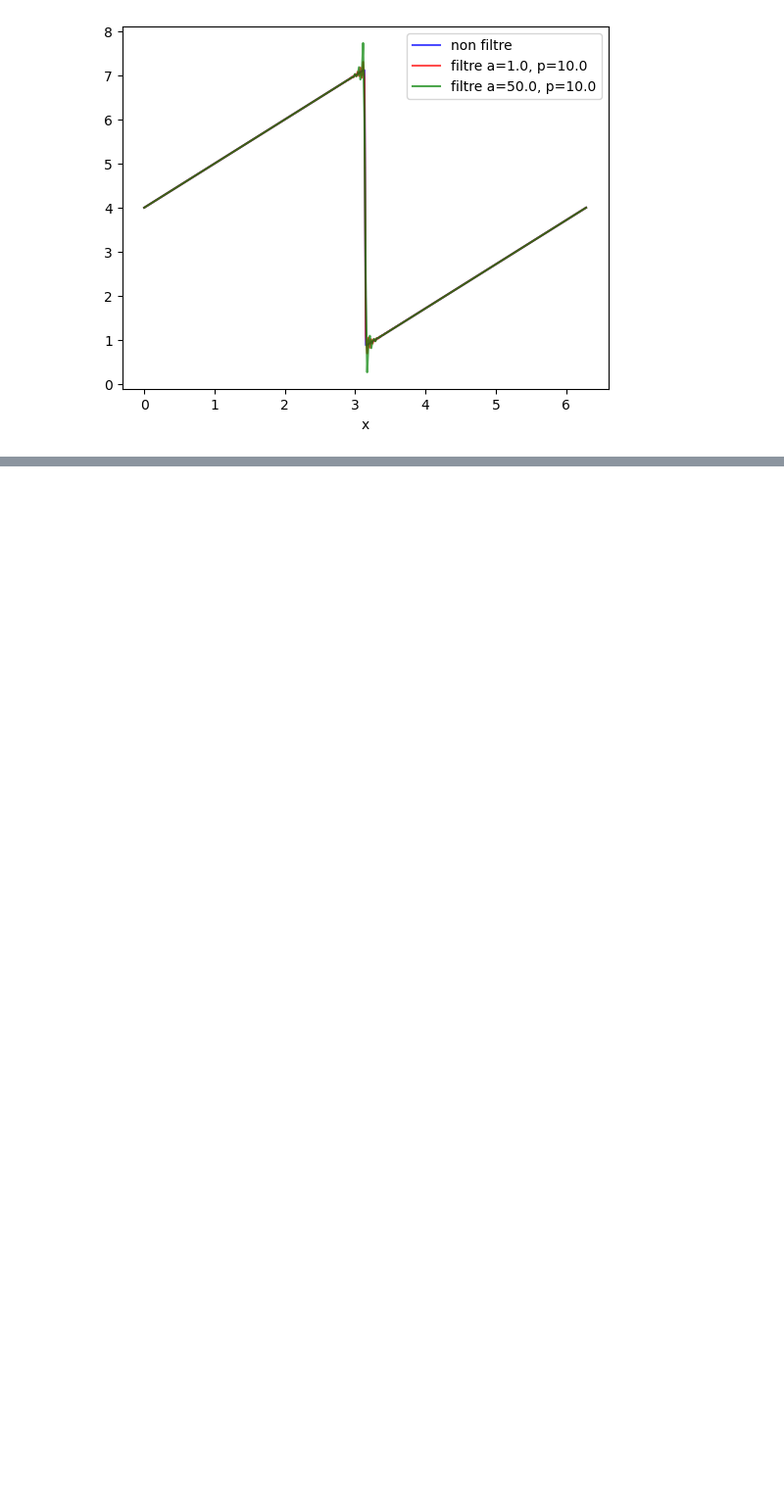
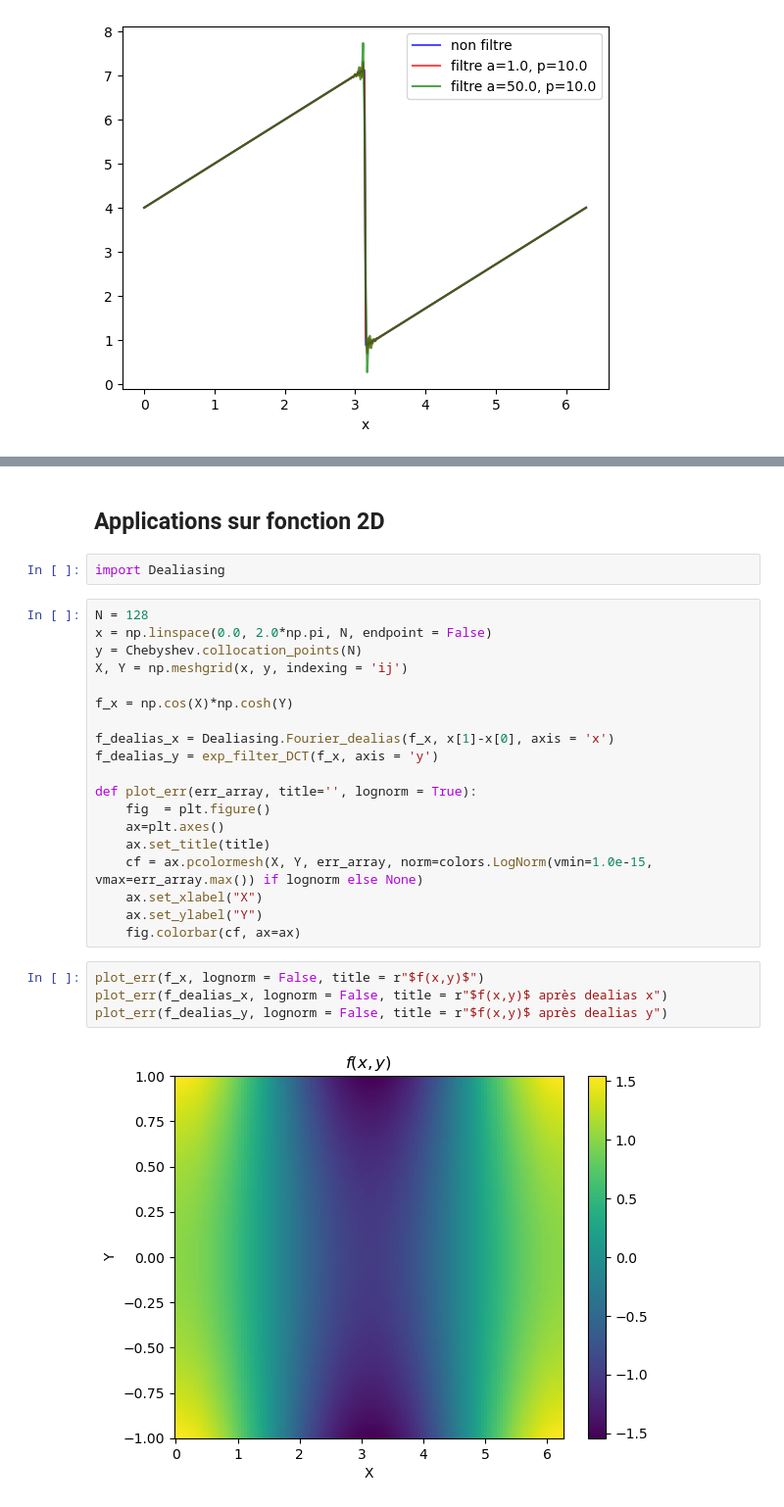
Before and after one commit to personne30003/pyTQG, a Jupyter notebook: Proto_notebooks/De-aliasing.ipynb, the cells around one changed output, grey strips where cells are left out. Shown at 98% size. Saved outputs shown, nothing was run; the diff lists cells and outputs as text; blank space fills up the shorter version.

```diff
--- a/Proto_notebooks/De-aliasing.ipynb
+++ b/Proto_notebooks/De-aliasing.ipynb
@@ -332,0 +354,29 @@ Filtrage sur points extérieurs : err[0] = 2.8097e-10 , err[-1] = 3.8508e-11
+# %% [markdown]
+## Applications sur fonction 2D
+# %%
+import Dealiasing
+# %%
+N = 128
+x = np.linspace(0.0, 2.0*np.pi, N, endpoint = False)
+y = Chebyshev.collocation_points(N)
+X, Y = np.meshgrid(x, y, indexing = 'ij')
+
+f_x = np.cos(X)*np.cosh(Y)
+
+f_dealias_x = Dealiasing.Fourier_dealias(f_x, x[1]-x[0], axis = 'x')
+f_dealias_y = exp_filter_DCT(f_x, axis = 'y')
+
+def plot_err(err_array, title='', lognorm = True):
+    fig  = plt.figure()
+    ax=plt.axes()
+    ax.set_title(title)
+    cf = ax.pcolormesh(X, Y, err_array, norm=colors.LogNorm(vmin=1.0e-15, vmax=err_array.max()) if lognorm else None)
+    ax.set_xlabel("X")
+    ax.set_ylabel("Y")
+    fig.colorbar(cf, ax=ax)
+# %%
+plot_err(f_x, lognorm = False, title = r"$f(x,y)$")
+plot_err(f_dealias_x, lognorm = False, title = r"$f(x,y)$ après dealias x")
+plot_err(f_dealias_y, lognorm = False, title = r"$f(x,y)$ après dealias y")
+# %% [output]
+[figure, added]
```
Also changed, not shown: parts of 5 cells of this notebook, 7 other files.
